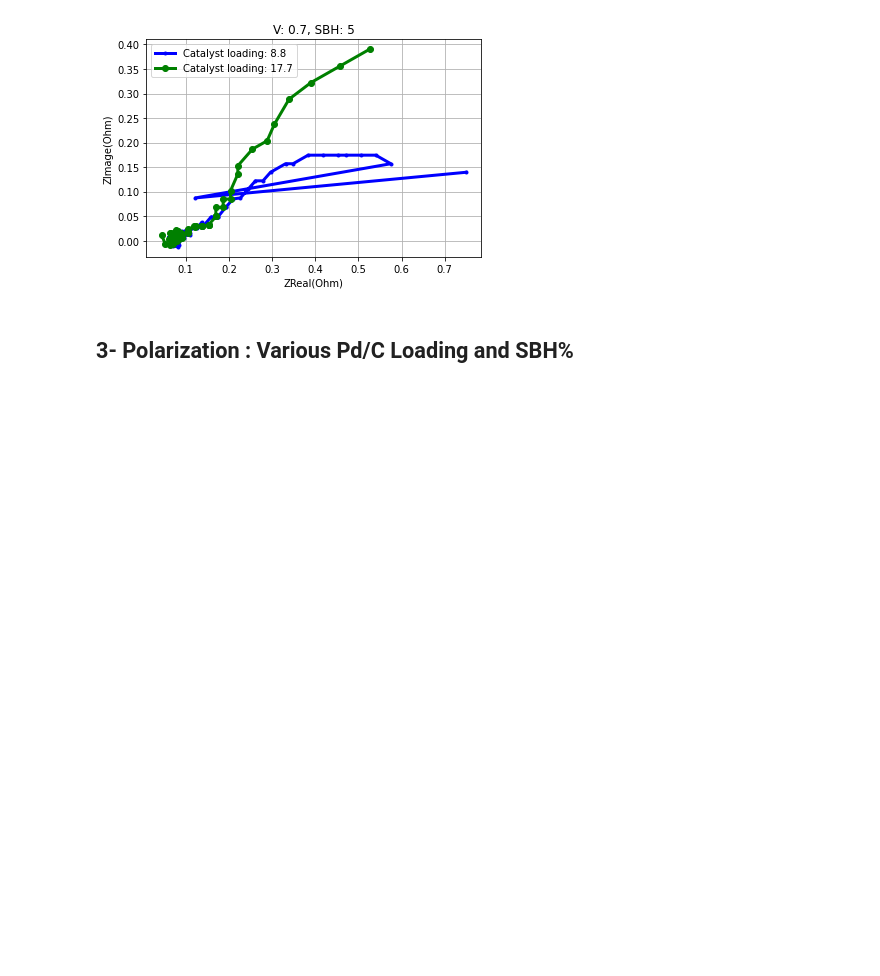
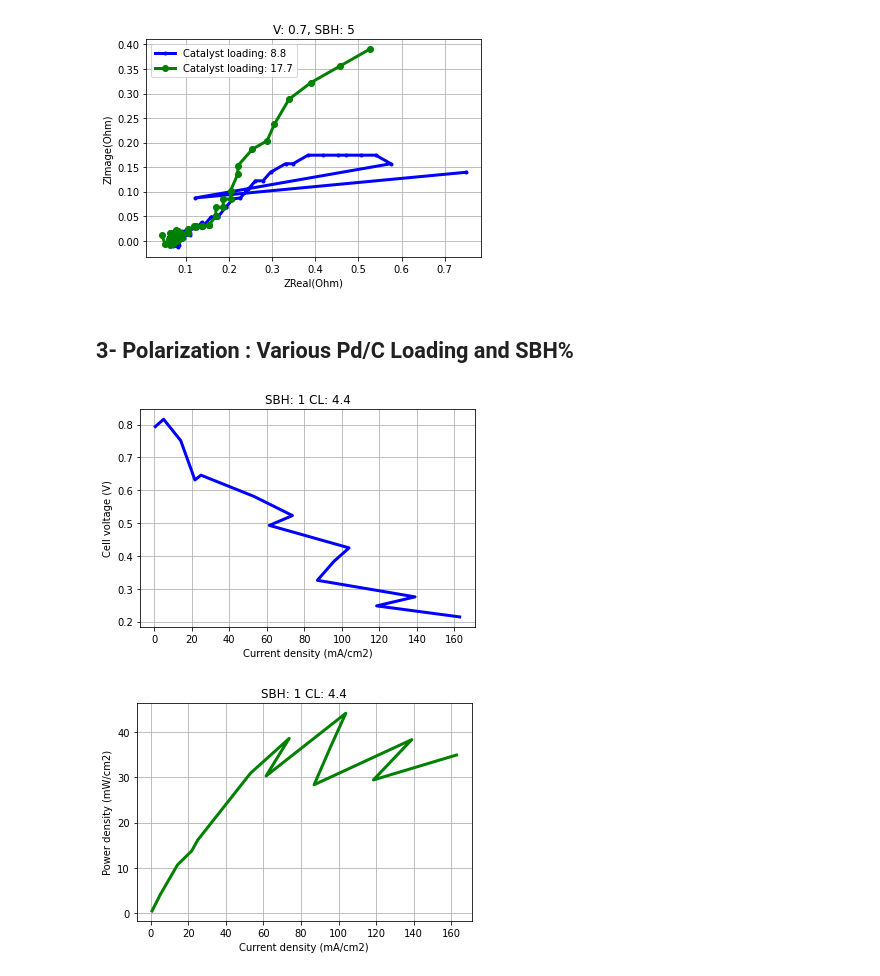
Before and after one commit to ECSIM/dbfc-dataset, a Jupyter notebook: Notebooks/Pd-C Catalyst.ipynb, the cells around one changed output. Cells and saved outputs as stored; diff of their text form; code cells hidden in the pictures; blank space fills up the shorter version.

Commit message:
add : polarization sections added.

```diff
--- a/Notebooks/Pd-C Catalyst.ipynb
+++ b/Notebooks/Pd-C Catalyst.ipynb
@@ -41,3 +41,10 @@ impedance_plot(data, SBH=5, V=0.7)
 [figure]
 # %% [markdown]
 ## 3- Polarization : Various Pd/C Loading and SBH%
+# %%
+data = load_data(os.path.join(path, "3.csv"))
+# %%
+polarization_plot(data, SBH=1, CL=4.4)
+# %% [output]
+[figure, added]
+[figure, added]
```
Also changed, not shown: parts of 7 cells of this notebook, 1 other file.
